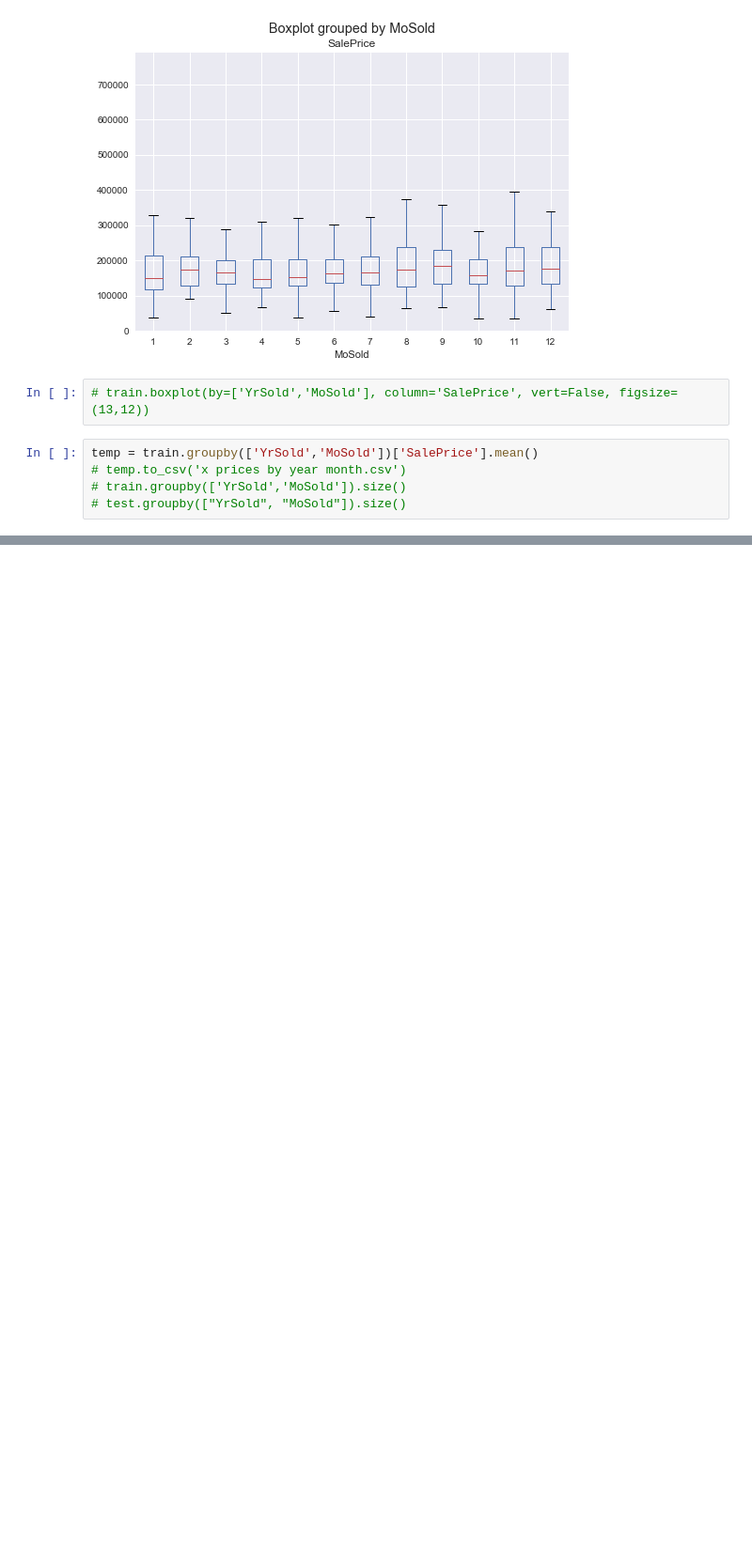
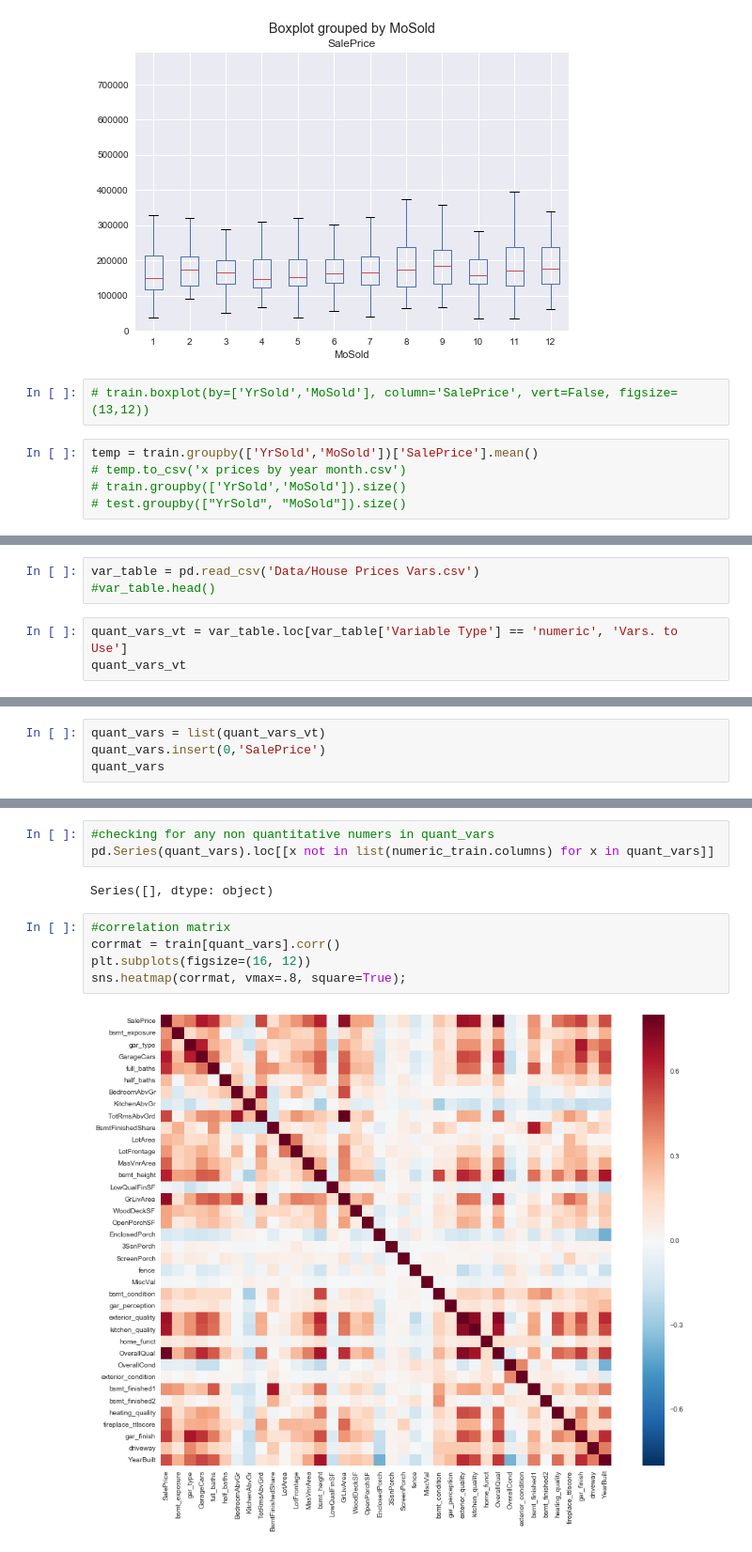
Before and after one commit to gwenkf/IowaHousePrices, a Jupyter notebook: House_Prices_Prepare_Dimitri.ipynb, the cells around one changed output, grey strips where cells are left out. Shown at 94% size. Cells and saved outputs as stored; diff of their text form; blank space fills up the shorter version.

Commit message:
adding gsheets, checks on quant var list and more visualisations

```diff
--- a/House_Prices_Prepare_Dimitri.ipynb
+++ b/House_Prices_Prepare_Dimitri.ipynb
@@ -2580,0 +2576,6 @@ temp = train.groupby(['YrSold','MoSold'])['SalePrice'].mean()
+# %%
+var_table = pd.read_csv('Data/House Prices Vars.csv')
+#var_table.head()
+# %%
+quant_vars_vt = var_table.loc[var_table['Variable Type'] == 'numeric', 'Vars. to Use']
+quant_vars_vt
@@ -2580,0 +2628,4 @@ temp = train.groupby(['YrSold','MoSold'])['SalePrice'].mean()
+# %%
+quant_vars = list(quant_vars_vt)
+quant_vars.insert(0,'SalePrice')
+quant_vars
@@ -2580,0 +2678,12 @@ temp = train.groupby(['YrSold','MoSold'])['SalePrice'].mean()
+# %%
+#checking for any non quantitative numers in quant_vars
+pd.Series(quant_vars).loc[[x not in list(numeric_train.columns) for x in quant_vars]]
+# %% [output]
+Series([], dtype: object)
+# %%
+#correlation matrix
+corrmat = train[quant_vars].corr()
+plt.subplots(figsize=(16, 12))
+sns.heatmap(corrmat, vmax=.8, square=True);
+# %% [output]
+[figure, added]
```
Also changed, not shown: parts of 37 cells of this notebook, 4 other files.
